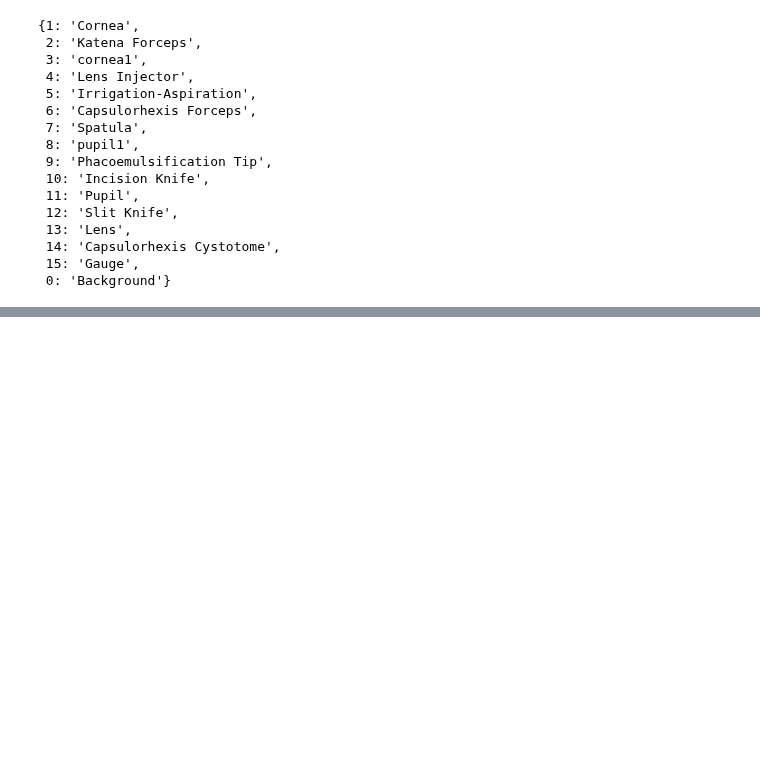
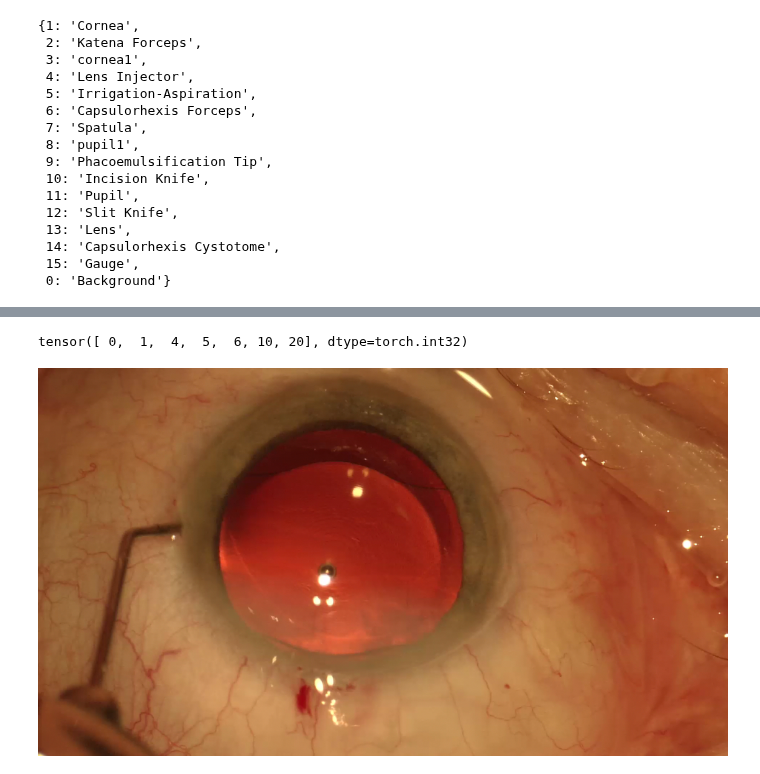
Before and after one commit to kristiyansakalyan/continual-learning, a Jupyter notebook: cataract1k_debug.ipynb, the cells around one changed output, grey strips where cells are left out. Drawn from its saved outputs; the diff is of its cells as text; code cells hidden in the pictures; blank space fills up the shorter version.

```diff
--- a/cataract1k_debug.ipynb
+++ b/cataract1k_debug.ipynb
@@ -60,0 +58,28 @@ Clipping input data to the valid range for imshow with RGB data ([0..1] for floa
+# %%
+import torchvision.transforms as transforms
+
+dataset_cadis = CadisV2Dataset(
+    root_folder="data/CaDISv2",
+    split="test",
+    image_transform=transforms.Compose([]),
+    mask_transform=transforms.Compose([]),
+    class_mappings=None,
+    return_path=True,
+)
+# %%
+from utils.vis_utils import overlay_mask_on_image
+import torch
+
+img, mask, _ = dataset_cadis[0]
+img.shape, mask.shape
+
+img_tensor = torch.Tensor(img.transpose((2,0,1)))
+mask_tensor = torch.Tensor(mask)
+# %%
+mask_tensor.unique()
+# %% [output]
+tensor([ 0,  1,  4,  5,  6, 10, 20], dtype=torch.int32)
+# %%
+transforms.functional.to_pil_image(img_tensor / 255)
+# %% [output]
+[figure, added]
```
Also changed, not shown: parts of 4 cells of this notebook, 12 other files.
